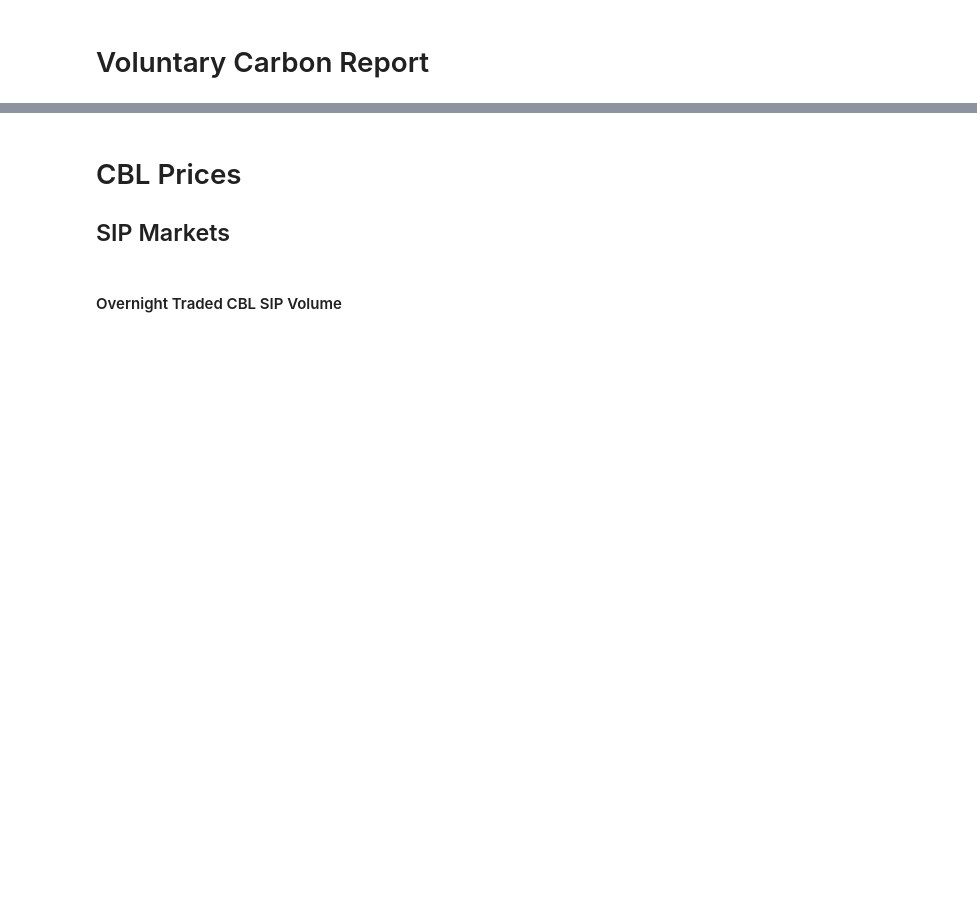
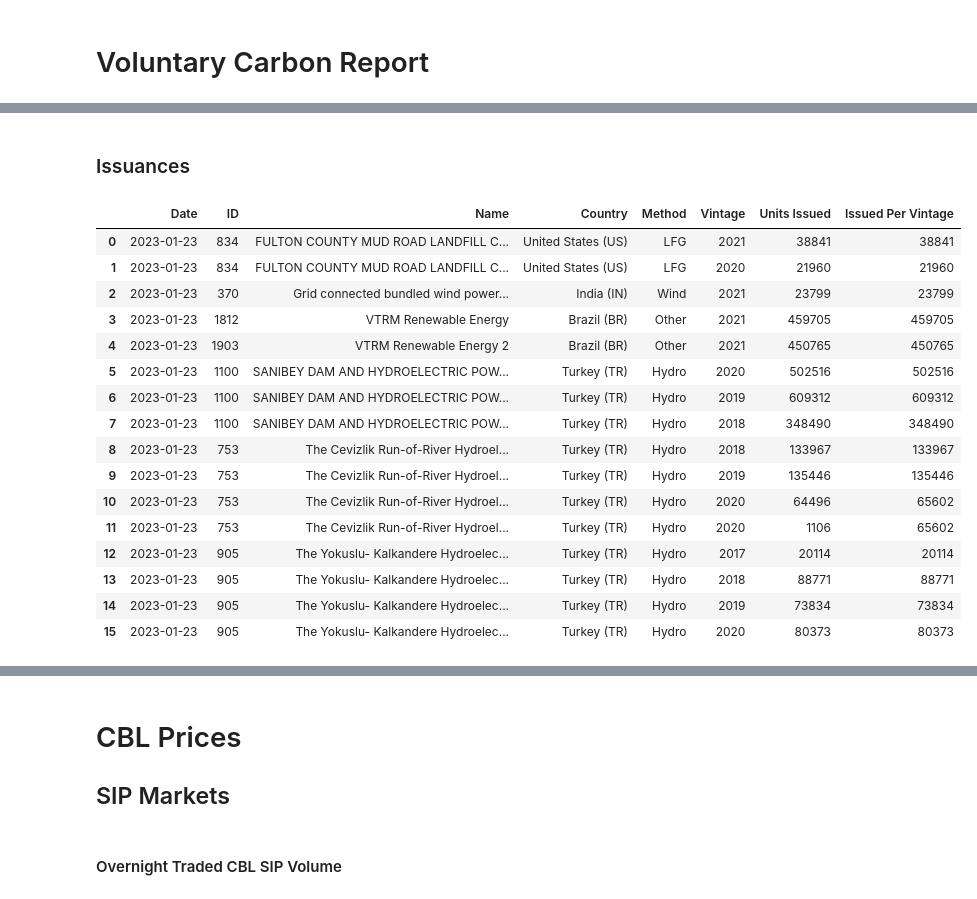
Before and after one commit to SamCurtis111/Voila_Testing, a Jupyter notebook: Carbon Report.ipynb, the cells around one changed output, grey strips where cells are left out. Cells and saved outputs as stored; diff of their text form; code cells hidden in the pictures; blank space fills up the shorter version.

Commit message:
add overnight data

```diff
--- a/Carbon Report.ipynb
+++ b/Carbon Report.ipynb
@@ -27,0 +95,28 @@ from plotly.subplots import make_subplots
+# %%
+query = 'select * from \"VCS_Overnight_Issuance\"'
+df_overnight_issuance = pd.read_sql(query, engine)
+
+query = 'select * from \"VCS_Overnight_Retirement\"'
+df_overnight_retirement = pd.read_sql(query, engine)
+# %% [markdown]
+### Issuances
+# %%
+df_overnight_issuance
+# %% [output]
+|  | Date | ID | Name | Country | Method | Vintage | Units Issued | Issued Per Vintage |
+| 0 | 2023-01-23 | 834 | FULTON COUNTY MUD ROAD LANDFILL C... | United States (US) | LFG | 2021 | 38841 | 38841 |
+| 1 | 2023-01-23 | 834 | FULTON COUNTY MUD ROAD LANDFILL C... | United States (US) | LFG | 2020 | 21960 | 21960 |
+| 2 | 2023-01-23 | 370 | Grid connected bundled wind power... | India (IN) | Wind | 2021 | 23799 | 23799 |
+| 3 | 2023-01-23 | 1812 | VTRM Renewable Energy | Brazil (BR) | Other | 2021 | 459705 | 459705 |
+| 4 | 2023-01-23 | 1903 | VTRM Renewable Energy 2 | Brazil (BR) | Other | 2021 | 450765 | 450765 |
+| 5 | 2023-01-23 | 1100 | SANIBEY DAM AND HYDROELECTRIC POW... | Turkey (TR) | Hydro | 2020 | 502516 | 502516 |
+| 6 | 2023-01-23 | 1100 | SANIBEY DAM AND HYDROELECTRIC POW... | Turkey (TR) | Hydro | 2019 | 609312 | 609312 |
+| 7 | 2023-01-23 | 1100 | SANIBEY DAM AND HYDROELECTRIC POW... | Turkey (TR) | Hydro | 2018 | 348490 | 348490 |
+| 8 | 2023-01-23 | 753 | The Cevizlik Run-of-River Hydroel... | Turkey (TR) | Hydro | 2018 | 133967 | 133967 |
+| 9 | 2023-01-23 | 753 | The Cevizlik Run-of-River Hydroel... | Turkey (TR) | Hydro | 2019 | 135446 | 135446 |
+| 10 | 2023-01-23 | 753 | The Cevizlik Run-of-River Hydroel... | Turkey (TR) | Hydro | 2020 | 64496 | 65602 |
+| 11 | 2023-01-23 | 753 | The Cevizlik Run-of-River Hydroel... | Turkey (TR) | Hydro | 2020 | 1106 | 65602 |
+| 12 | 2023-01-23 | 905 | The Yokuslu- Kalkandere Hydroelec... | Turkey (TR) | Hydro | 2017 | 20114 | 20114 |
+| 13 | 2023-01-23 | 905 | The Yokuslu- Kalkandere Hydroelec... | Turkey (TR) | Hydro | 2018 | 88771 | 88771 |
+| 14 | 2023-01-23 | 905 | The Yokuslu- Kalkandere Hydroelec... | Turkey (TR) | Hydro | 2019 | 73834 | 73834 |
+| 15 | 2023-01-23 | 905 | The Yokuslu- Kalkandere Hydroelec... | Turkey (TR) | Hydro | 2020 | 80373 | 80373 |
```
Also changed, not shown: parts of 41 cells of this notebook, 2 other files.
